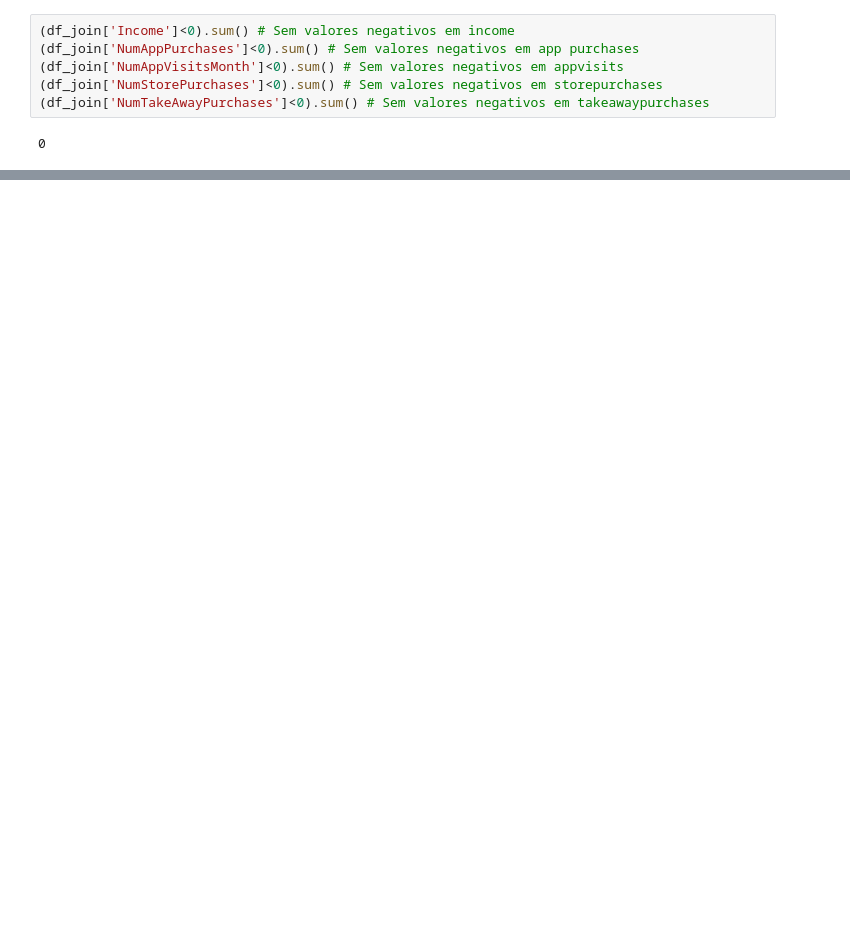
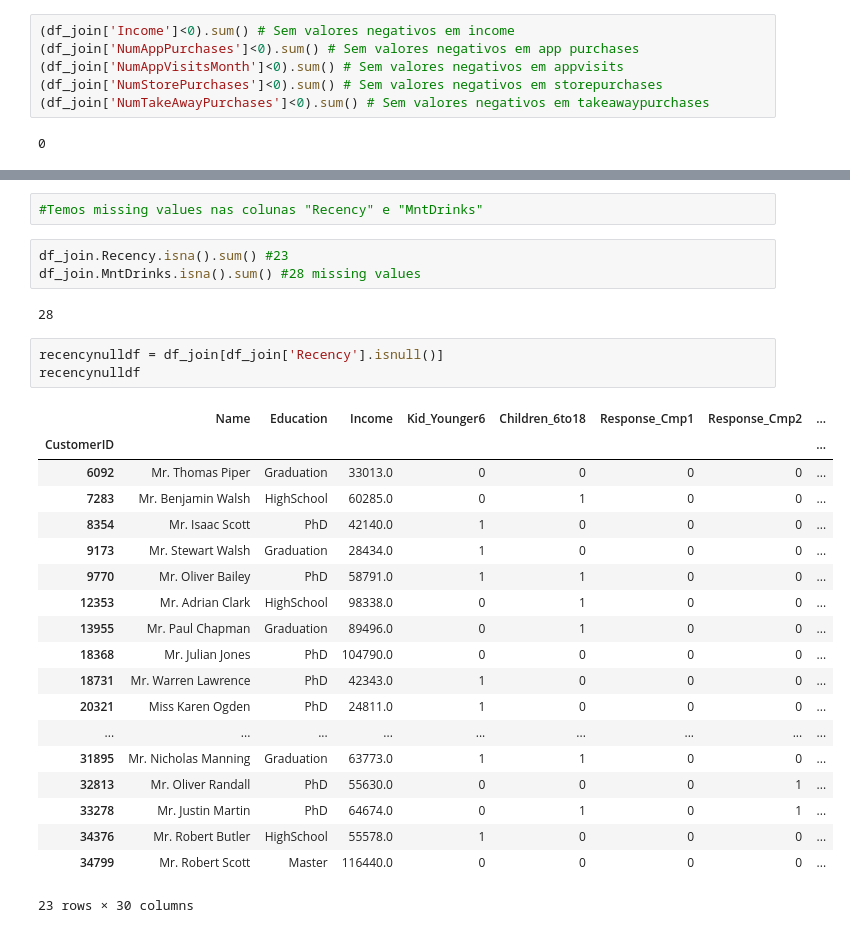
Before and after one commit to MikeOlhao/DSML_projeto, a Jupyter notebook: dsml_exp.ipynb, the cells around one changed output, grey strips where cells are left out. Saved outputs shown, nothing was run; the diff lists cells and outputs as text; blank space fills up the shorter version.

```diff
--- a/dsml_exp.ipynb
+++ b/dsml_exp.ipynb
@@ -259,0 +288,30 @@ df_join
+# %%
+#Temos missing values nas colunas "Recency" e "MntDrinks"
+# %%
+df_join.Recency.isna().sum() #23
+df_join.MntDrinks.isna().sum() #28 missing values
+# %% [output]
+28
+# %%
+recencynulldf = df_join[df_join['Recency'].isnull()]
+recencynulldf
+# %% [output]
+|  | Name | Education | Income | Kid_Younger6 | Children_6to18 | Response_Cmp1 | Response_Cmp2 | ... |
+| CustomerID |  |  |  |  |  |  |  | ... |
+| 6092 | Mr. Thomas Piper | Graduation | 33013.0 | 0 | 0 | 0 | 0 | ... |
+| 7283 | Mr. Benjamin Walsh | HighSchool | 60285.0 | 0 | 1 | 0 | 0 | ... |
+| 8354 | Mr. Isaac Scott | PhD | 42140.0 | 1 | 0 | 0 | 0 | ... |
+| 9173 | Mr. Stewart Walsh | Graduation | 28434.0 | 1 | 0 | 0 | 0 | ... |
+| 9770 | Mr. Oliver Bailey | PhD | 58791.0 | 1 | 1 | 0 | 0 | ... |
+| 12353 | Mr. Adrian Clark | HighSchool | 98338.0 | 0 | 1 | 0 | 0 | ... |
+| 13955 | Mr. Paul Chapman | Graduation | 89496.0 | 0 | 1 | 0 | 0 | ... |
+| 18368 | Mr. Julian Jones | PhD | 104790.0 | 0 | 0 | 0 | 0 | ... |
+| 18731 | Mr. Warren Lawrence | PhD | 42343.0 | 1 | 0 | 0 | 0 | ... |
+| 20321 | Miss Karen Ogden | PhD | 24811.0 | 1 | 0 | 0 | 0 | ... |
+| ... | ... | ... | ... | ... | ... | ... | ... | ... |
+| 31895 | Mr. Nicholas Manning | Graduation | 63773.0 | 1 | 1 | 0 | 0 | ... |
+| 32813 | Mr. Oliver Randall | PhD | 55630.0 | 0 | 0 | 0 | 1 | ... |
+| 33278 | Mr. Justin Martin | PhD | 64674.0 | 0 | 1 | 0 | 1 | ... |
+| 34376 | Mr. Robert Butler | HighSchool | 55578.0 | 1 | 0 | 0 | 0 | ... |
+| 34799 | Mr. Robert Scott | Master | 116440.0 | 0 | 0 | 0 | 0 | ... |
+23 rows × 30 columns
```
Also changed, not shown: parts of 18 cells of this notebook, 1 other file.
